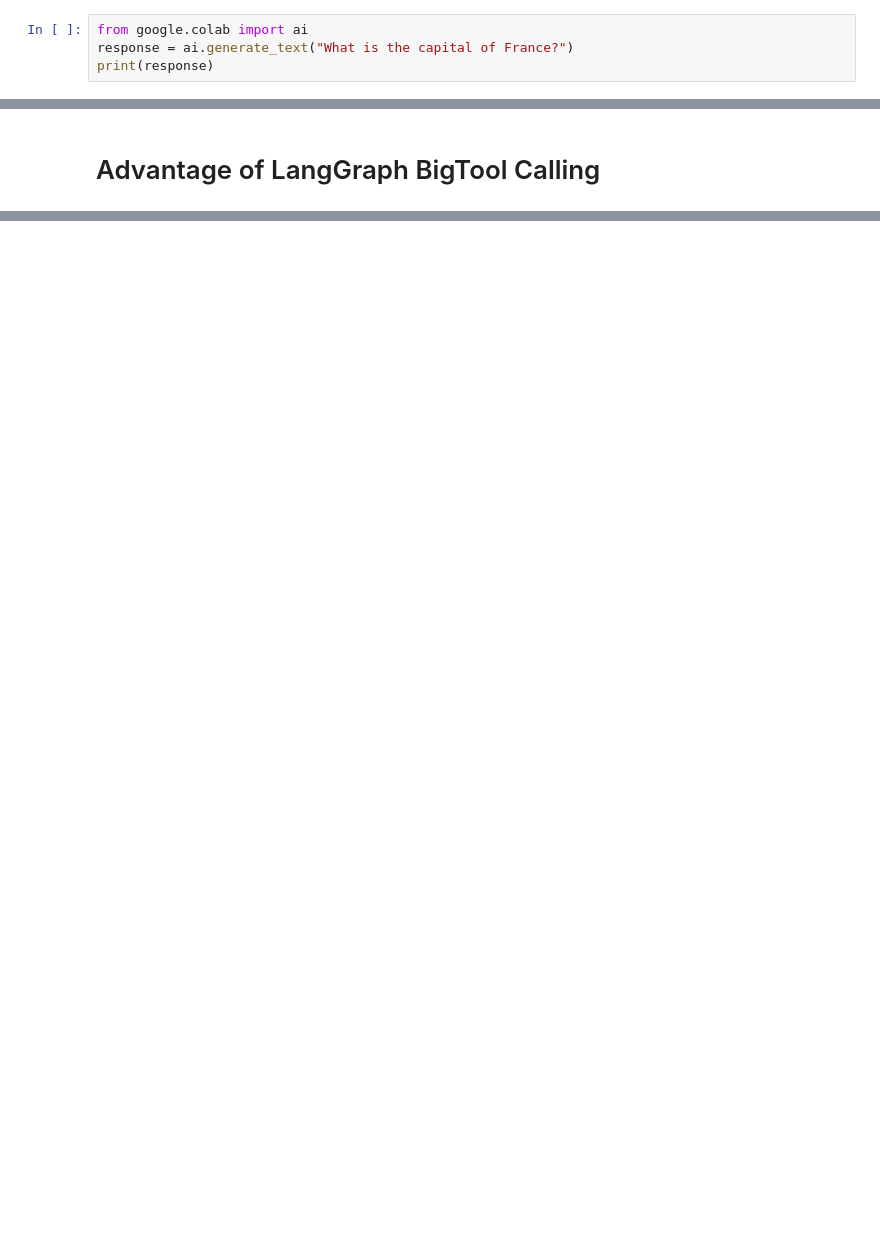
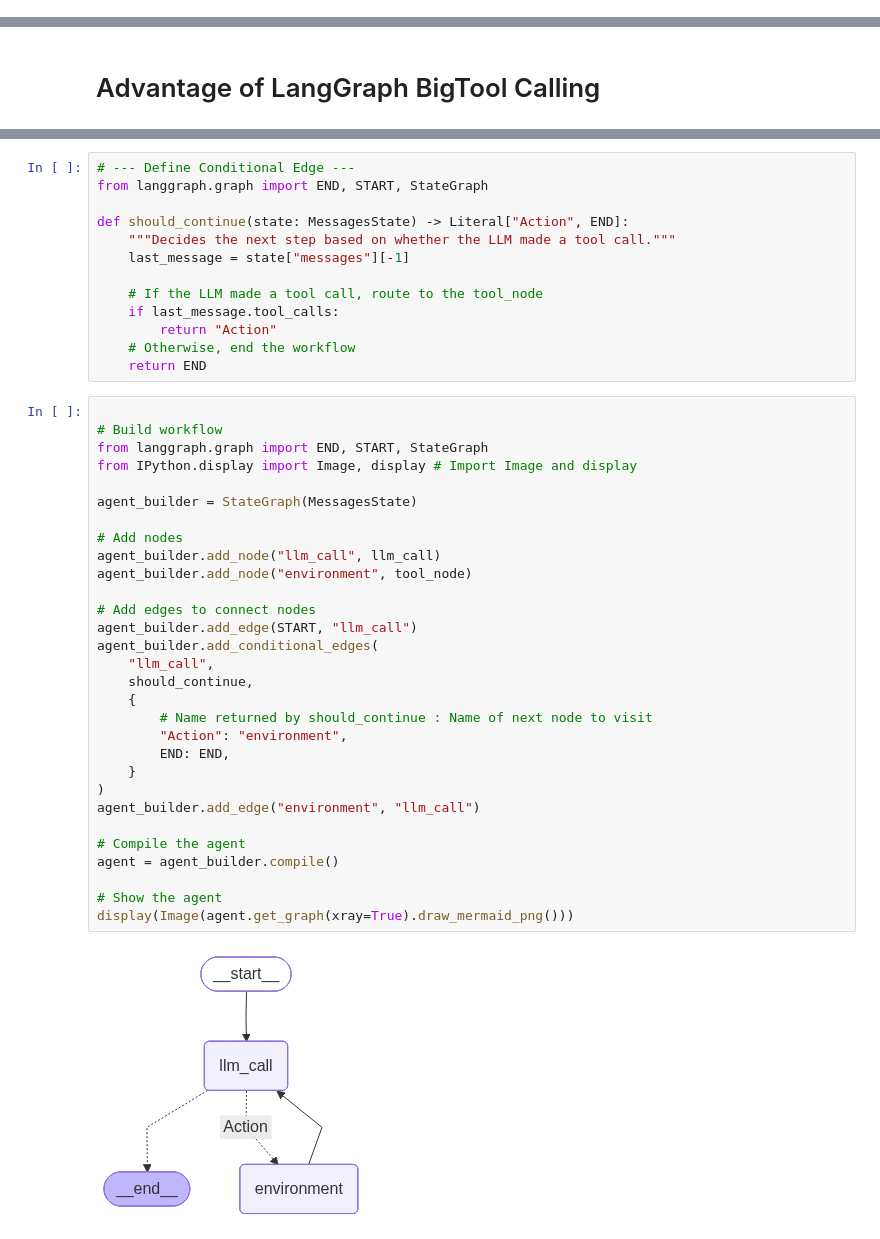
Before and after one commit to rasulkarimov/agents, a Jupyter notebook: contextual-engineering-agent.ipynb, the cells around one changed output, grey strips where cells are left out. Cells and saved outputs as stored; diff of their text form; blank space fills up the shorter version.

```diff
--- a/contextual-engineering-agent.ipynb
+++ b/contextual-engineering-agent.ipynb
@@ -6,4 +0,0 @@ All users have access to most popular LLMs via the `google-colab-ai` Python libr
-# %%
-from google.colab import ai
-response = ai.generate_text("What is the capital of France?")
-print(response)
@@ -773,0 +858,45 @@ ModuleNotFoundError: No module named 'langchain_core.memory'
+# %%
+# --- Define Conditional Edge ---
+from langgraph.graph import END, START, StateGraph
+
+def should_continue(state: MessagesState) -> Literal["Action", END]:
+    """Decides the next step based on whether the LLM made a tool call."""
+    last_message = state["messages"][-1]
+
+    # If the LLM made a tool call, route to the tool_node
+    if last_message.tool_calls:
+        return "Action"
+    # Otherwise, end the workflow
+    return END
+# %%
+
+# Build workflow
+from langgraph.graph import END, START, StateGraph
+from IPython.display import Image, display # Import Image and display
+
+agent_builder = StateGraph(MessagesState)
+
+# Add nodes
+agent_builder.add_node("llm_call", llm_call)
+agent_builder.add_node("environment", tool_node)
+
+# Add edges to connect nodes
+agent_builder.add_edge(START, "llm_call")
+agent_builder.add_conditional_edges(
+    "llm_call",
+    should_continue,
+    {
+        # Name returned by should_continue : Name of next node to visit
+        "Action": "environment",
+        END: END,
+    }
+)
+agent_builder.add_edge("environment", "llm_call")
+
+# Compile the agent
+agent = agent_builder.compile()
+
+# Show the agent
+display(Image(agent.get_graph(xray=True).draw_mermaid_png()))
+# %% [output]
+[figure, added]
```
Also changed, not shown: parts of 57 cells of this notebook.
